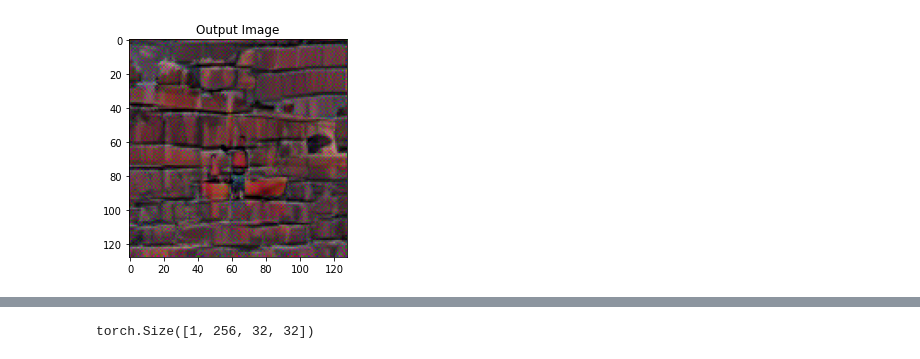
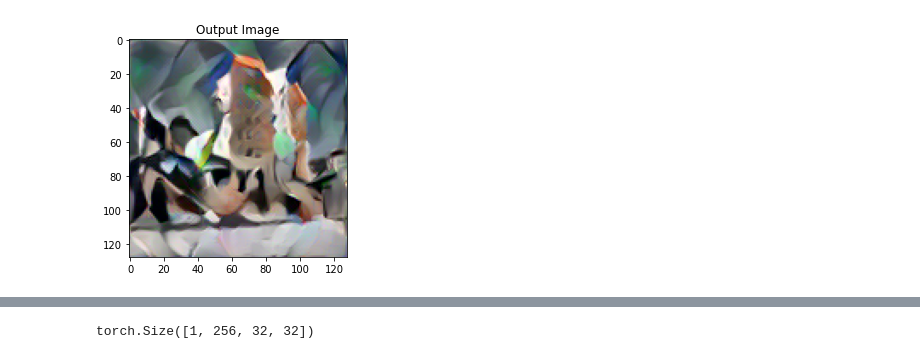
Before and after one commit to JerryTaoHZ/neural_style_1, a Jupyter notebook: cv.ipynb, the cells around one changed output, grey strips where cells are left out. Drawn from its saved outputs; the diff is of its cells as text; code cells hidden in the pictures.

```diff
--- a/cv.ipynb
+++ b/cv.ipynb
@@ -113,8 +113,8 @@ def image_loader(image_name):
     return image.to(device, torch.float)
 
 
-style_img = image_loader("p1.jpg")
-content_img = image_loader("xu.jpg")
+style_img = image_loader("udnie.jpg")
+content_img = image_loader("2-content.jpg")
 # %%
 unloader = transforms.ToPILImage()  # reconvert into PIL image
 
@@ -194,7 +214,8 @@ def generate_model(pre_model, style_img, content_img,
             name = 'maxpool_{}'.format(i)
         elif isinstance(layer, nn.BatchNorm2d):
             name = 'bn_{}'.format(i)
-
+        else:
+            continue
         model.add_module(name, layer)
 
         if name in content_layers:
@@ -240,6 +261,7 @@ def style_transfer(model, content_img, style_img, input_img,
     print('Optimizing..')
 
     run = [0]
+    scores = [0]
     def closure():
         # correct the values of updated input image
         input_img.data.clamp_(0, 1)
@@ -259,9 +281,9 @@ def style_transfer(model, content_img, style_img, input_img,
         content_score *= content_weight
 
         loss = style_score + content_score
-
         loss.backward()
 
+        scores[-1] = style_score + content_score
         run[0] += 1
         if run[0] % 50 == 0:
             print("run {}:".format(run))
@@ -271,18 +293,20 @@ def style_transfer(model, content_img, style_img, input_img,
 
         return style_score + content_score
 
+
     while run[0] <= num_steps:
         optimizer.step(closure)
+        scores.append(0)
 
     # a last correction...
     input_img.data.clamp_(0, 1)
 
-    return input_img, model(input_img)
+    return input_img, model(input_img), scores[:-1]
 # %%
 ## choose content image as input
 input_img = content_img.clone()
 # the noise input
-input_img = torch.randn(content_img.data.size(), device=device)
+#input_img = torch.randn(content_img.data.size(), device=device)
 # add the original input image to the figure:
 plt.figure()
 imshow(input_img, title='Input Image')
@@ -291,6 +315,7 @@ imshow(input_img, title='Input Image')
 # %%
-output, g = style_transfer(cnn, content_img, style_img, input_img, default_mean_std = False,
-                        num_steps=300, style_weight=1000000, content_weight=1)
+output, g, scores = style_transfer( cnn, content_img, style_img, input_img,
+                            default_mean_std = False,
+                            num_steps=200, style_weight=1000000, content_weight=1)
 
 plt.figure()
 imshow(output, title='Output Image')
@@ -321 +340 @@ Style Loss : 2.815288 Content Loss: 17.057226
-[figure, old version]
+[figure, new version]
```
Also changed, not shown: parts of 6 cells of this notebook, 1 other file.
